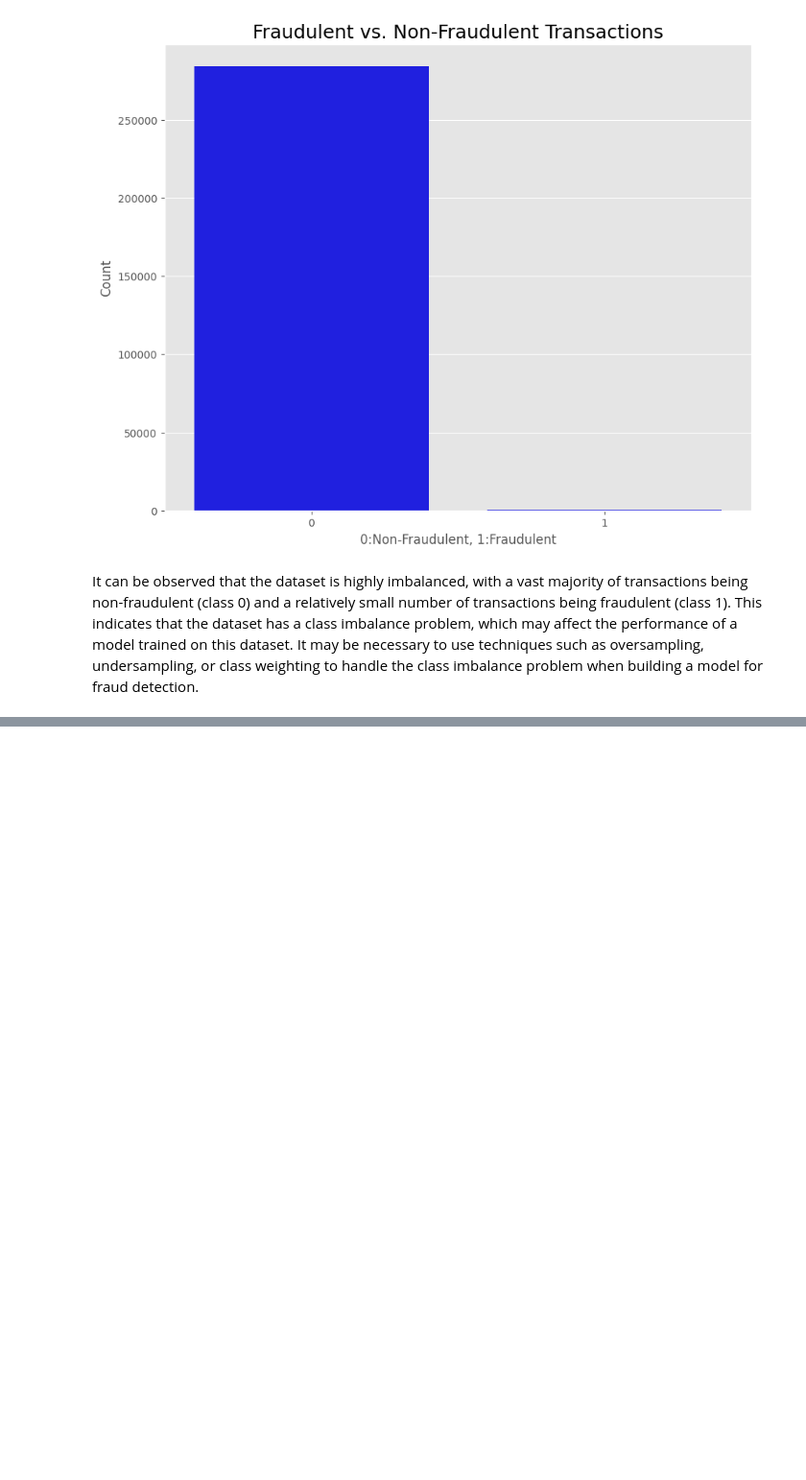
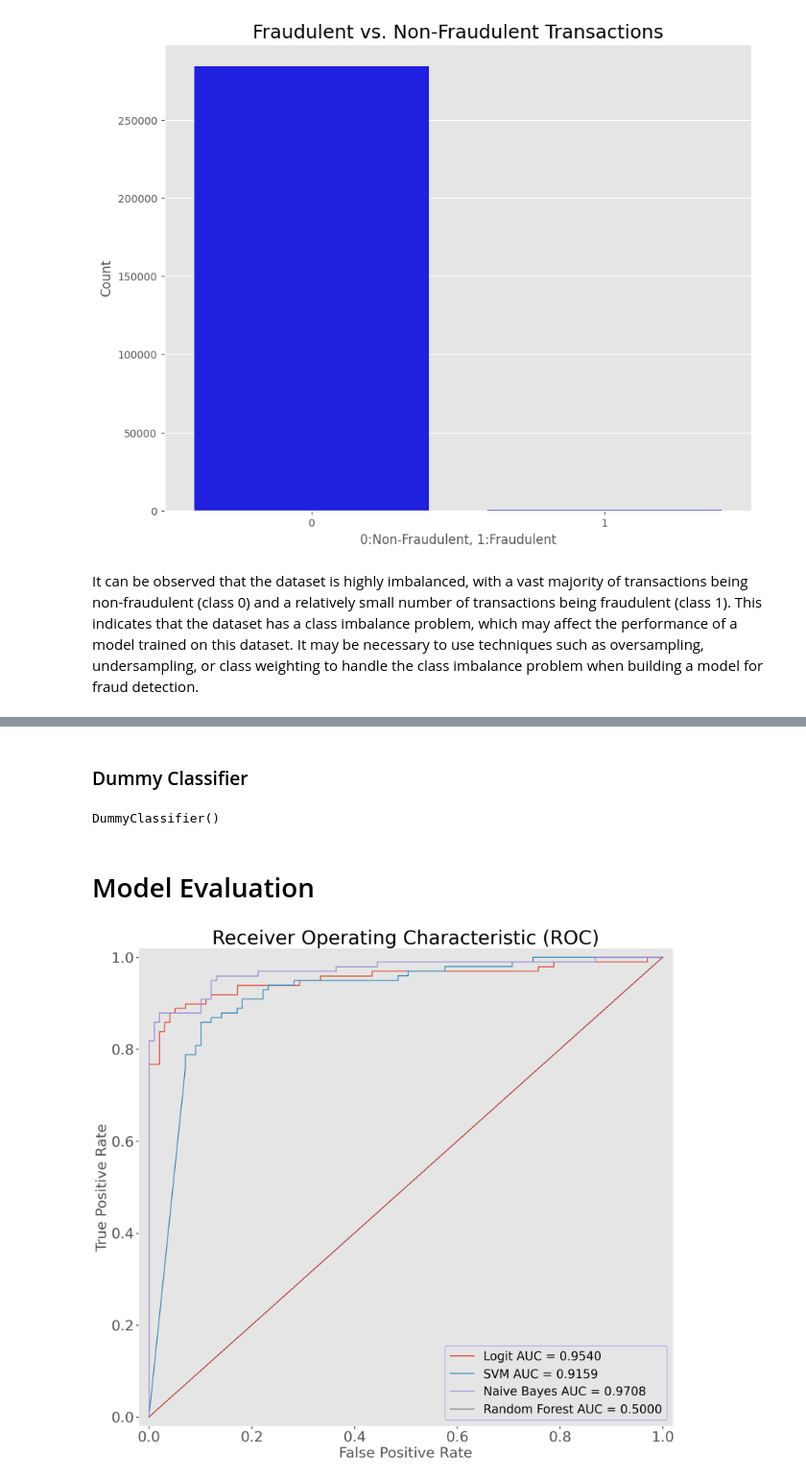
Before and after one commit to coderjolly/fraud-detection-credit-card, a Jupyter notebook: notebooks/credit-card-fraud-detection.ipynb, the cells around one changed output, grey strips where cells are left out. Shown at 96% size. Cells and saved outputs as stored; diff of their text form; code cells hidden in the pictures; blank space fills up the shorter version.

```diff
--- a/notebooks/credit-card-fraud-detection.ipynb
+++ b/notebooks/credit-card-fraud-detection.ipynb
@@ -149,0 +328,55 @@ It can be observed that the dataset is highly imbalanced, with a vast majority o
+# %% [markdown]
+### Dummy Classifier
+# %%
+# Dummy Classifier
+dummy = DummyClassifier()
+dummy.fit(X_train_under, y_train_under)
+# %% [output]
+DummyClassifier()
+# %% [markdown]
+# Model Evaluation
+# %%
+def plot_roc_curves(X, y, models, model_names, figsize=(20,18)):
+    """
+    Plots ROC curves for a list of models.
+
+    Parameters:
+    X (numpy.ndarray or pandas.DataFrame): input features for the models
+    y (numpy.ndarray or pandas.DataFrame): target variable
+    models (list): list of models to compare
+    model_names (list): list of model names to display on the plot
+    figsize (tuple): size of the figure to display the plot
+
+    Returns:
+    None
+    """
+    fig, ax = plt.subplots(figsize=figsize)
+
+    # Loop over models and plot ROC curve
+    for i, model in enumerate(models):
+        y_pred = list(model.predict_proba(X)[:, 1])
+        fpr, tpr, threshold = metrics.roc_curve(y, y_pred)
+        roc_auc = metrics.auc(fpr, tpr)
+        plt.plot(fpr, tpr, label=(model_names[i] + ' AUC = %0.4f' % roc_auc), linewidth=2.0)
+
+    ax.grid(False)
+    ax.tick_params(length=6, width=2, labelsize=30, grid_color='r', grid_alpha=0.5)
+    leg = plt.legend(loc='lower right', prop={'size': 25})
+    leg.get_frame().set_edgecolor('b')
+    plt.title('Receiver Operating Characteristic (ROC)', fontsize=40)
+    plt.plot([0, 1], [0, 1], 'r--')
+    plt.xlim([-.02, 1.02])
+    plt.ylim([-.02, 1.02])
+    plt.ylabel('True Positive Rate', fontsize=30)
+    plt.xlabel('False Positive Rate', fontsize=30)
+#     plt.show()
+# %%
+# Defining the list of models to compare
+models = [logistic_grid.best_estimator_, gnb_best, rf_grid.best_estimator_, dummy]
+model_names = ['Logit', 'SVM', 'Naive Bayes', 'Random Forest', 'Dummy']
+# %%
+# Plot ROC curves for in-sample data
+plot_roc_curves(X_val_under, y_val_under, models, model_names)
+plt.savefig('roc-insample.png');
+# %% [output]
+[figure, added]
```
Also changed, not shown: parts of 29 cells of this notebook, 7 other files.
